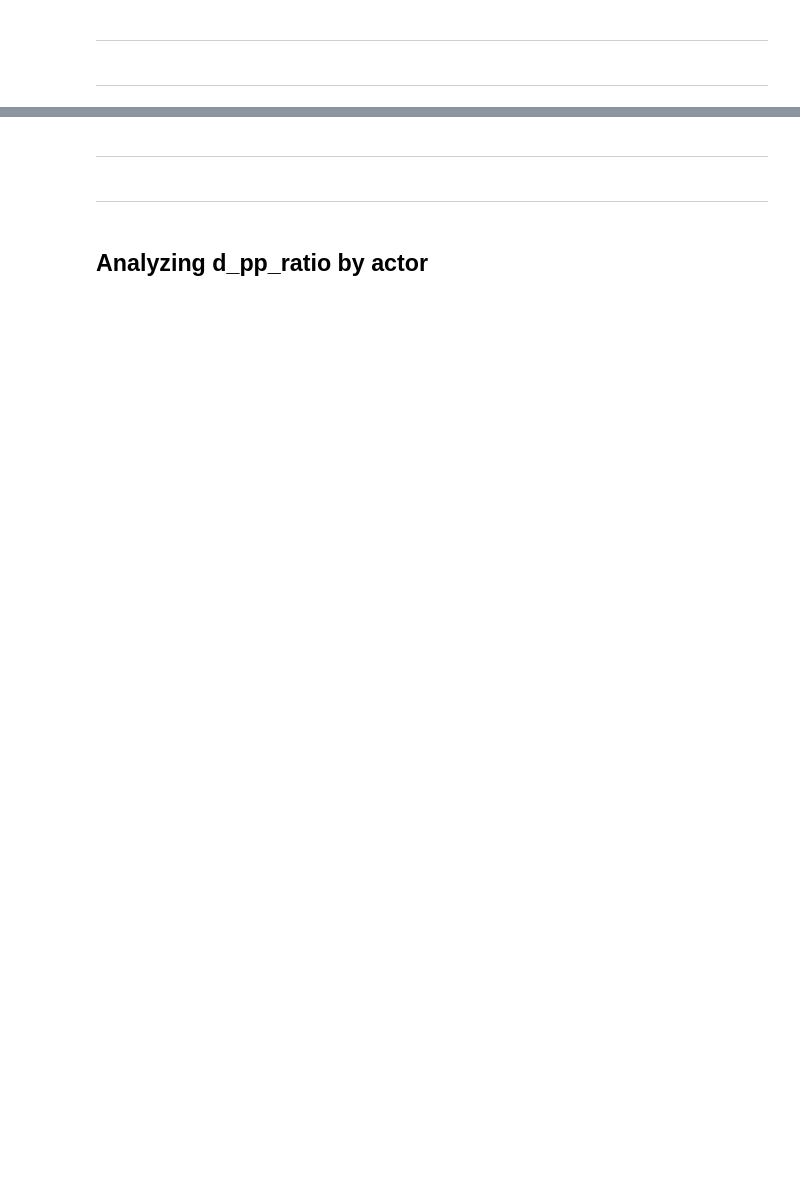
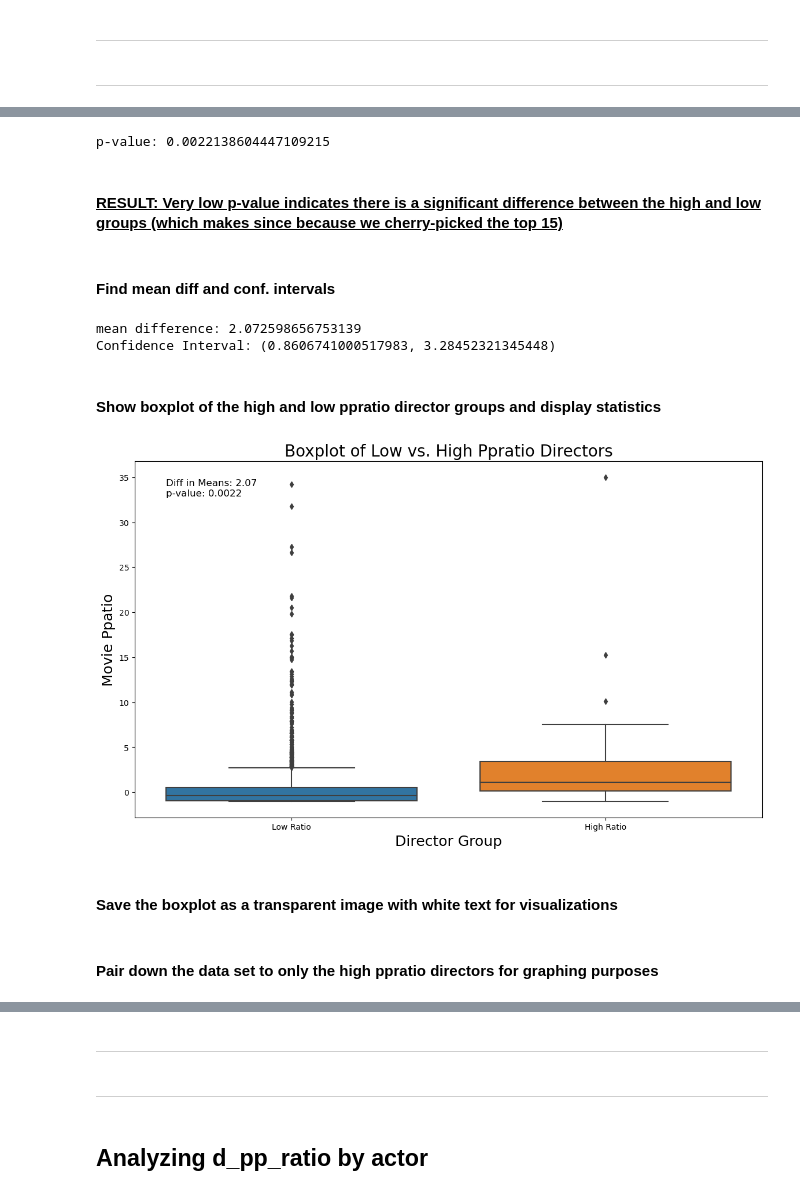
Before and after one commit to dman01337/Movies_EDA, a Jupyter notebook: directors_writers_actors.ipynb, the cells around one changed output, grey strips where cells are left out. Drawn from its saved outputs; the diff is of its cells as text; code cells hidden in the pictures; blank space fills up the shorter version.

```diff
--- a/directors_writers_actors.ipynb
+++ b/directors_writers_actors.ipynb
@@ -347,0 +76,7 @@ plt.show();
+# %%
+# top 15 directors by mean d_ppratio with at least 3 films
+grouped = films.groupby('director')['d_ppratio'].agg(['mean', 'count'])
+target_directors = grouped[grouped['count'] > 3].sort_values(by='mean', ascending=False).head(15).index
+# create a boolean column whether the director is high or low dppratio
+films_dir = films
+films_dir['hi_ppratio_dir'] = films['director'].isin(target_directors)
@@ -347,0 +85,41 @@ plt.show();
+# %%
+hi_ppratio_dir = films_dir[films_dir['hi_ppratio_dir'] == True]['d_ppratio']
+lo_ppratio_dir = films_dir[films_dir['hi_ppratio_dir'] == False]['d_ppratio']
+stat, p = stats.ttest_ind(lo_ppratio_dir, hi_ppratio_dir)
+print(f'p-value: {p}')
+# %% [output]
+p-value: 0.0022138604447109215
+# %% [markdown]
+#### <u> RESULT: Very low p-value indicates there is a significant difference between the high and low groups (which makes since because we cherry-picked the top 15)
+# %% [markdown]
+#### Find mean diff and conf. intervals
+# %%
+desc_hi = sm.stats.DescrStatsW(hi_ppratio_dir)
+desc_lo = sm.stats.DescrStatsW(lo_ppratio_dir)
+compare = sm.stats.CompareMeans(desc_hi, desc_lo)
+# Confidence interval for the mean difference
+# Default is 95% CI, adjust with `alpha` parameter for other levels
+conf_int = compare.tconfint_diff(usevar='unequal')
+means_diff = hi_ppratio_dir.mean() - lo_ppratio_dir.mean()
+print(f'mean difference: {means_diff}')
+print(f"Confidence Interval: {conf_int}")
+# %% [output]
+mean difference: 2.072598656753139
+Confidence Interval: (0.8606741000517983, 3.28452321345448)
+# %% [markdown]
+#### Show boxplot of the high and low ppratio director groups and display statistics
+# %%
+films_dir = films_dir.query('d_ppratio < 50') #removing extreme outliers
+plt.figure(figsize=(14, 8))
+boxplot = sns.boxplot(x='hi_ppratio_dir', y='d_ppratio', data=films_dir)
+boxplot.set_xticklabels(['Low Ratio', 'High Ratio'])
+plt.text(0.05, 0.95, f'Diff in Means: {means_diff:.2f}\np-value: {p:.2g}',
+         ha='left', va='top', transform=plt.gca().transAxes, fontsize=12)
+plt.title('Boxplot of Low vs. High Ppratio Directors', fontsize=20)
+plt.xlabel('Director Group', fontsize=18)
+plt.ylabel('Movie Ppatio', fontsize=18)
+plt.show()
+# %% [output]
+[figure, added]
+# %% [markdown]
+#### Save the boxplot as a transparent image with white text for visualizations
@@ -347,0 +150,2 @@ plt.show();
+# %% [markdown]
+#### Pair down the data set to only the high ppratio directors for graphing purposes
```
Also changed, not shown: parts of 58 cells of this notebook, 11 other files.
